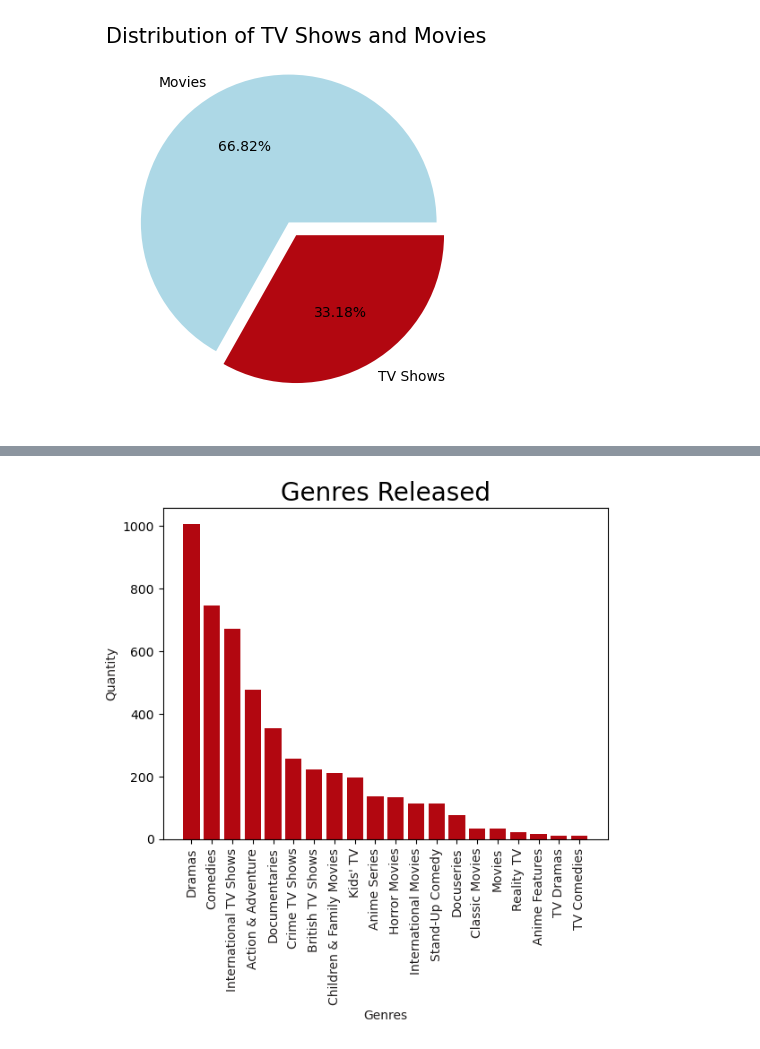
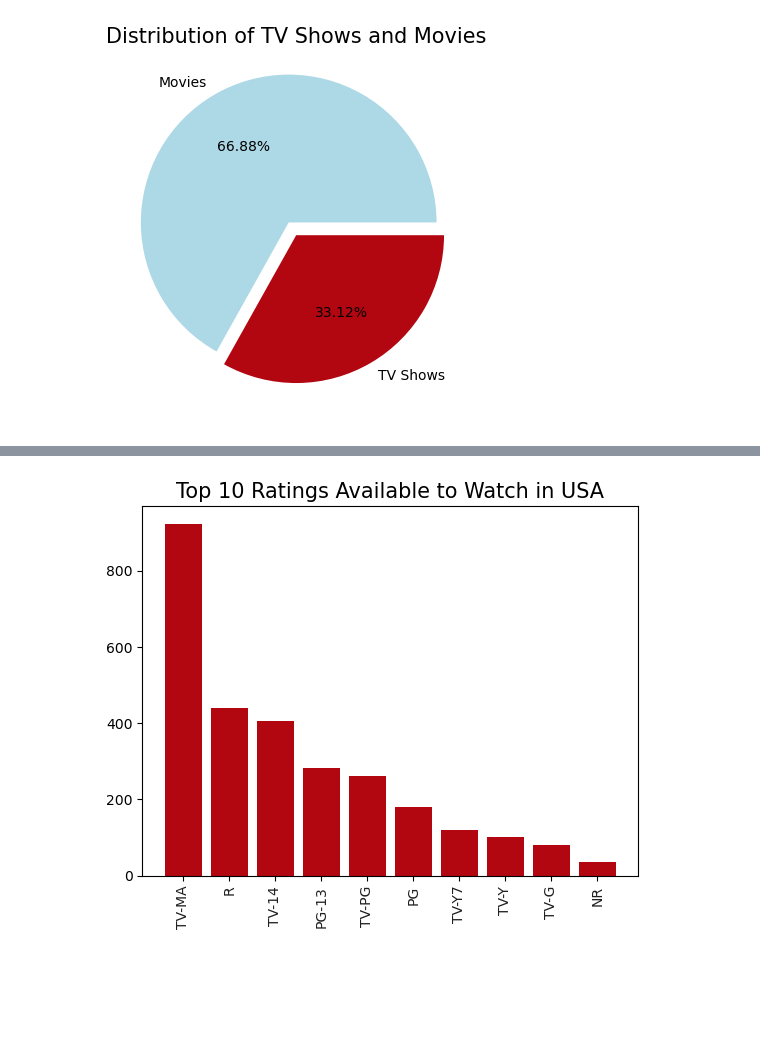
Before and after one commit to gulcan7414/uwa-dataanalytics-project1, a Jupyter notebook: project.ipynb, the cells around one changed output, grey strips where cells are left out. Drawn from its saved outputs; the diff is of its cells as text; code cells hidden in the pictures; blank space fills up the shorter version.

```diff
--- a/project.ipynb
+++ b/project.ipynb
@@ -275,0 +233,3 @@ df_Netflix_merged_country_genre
+# %%
+#We are not considering the year of 2021 because it isn't a full year.
+df_Netflix_merged_country_genre = df_Netflix_merged_country_genre[df_Netflix_merged_country_genre['release_year'] != 2021]
@@ -337,12 +489,11 @@ plt.show()
 # %%
-Vis_genre = Vis_Netflix['Genre'].value_counts().sort_values(ascending=False).head(20).reset_index()
+#Barchart to visualize the ratings available to watch in USA.
+Vis_rating_USA = Vis_Netflix_USA['Rating'].value_counts().reset_index().sort_values(ascending=False, by='Rating').head(10)
 netflix_colors = ['#221f1f', '#b20710']
 
-plt.bar(Vis_genre['index'], Vis_genre['Genre'], color=netflix_colors[1])
-plt.title('Genres Released', fontsize=20)
-plt.xlabel('Genres', color = netflix_colors[0])
-plt.ylabel('Quantity', color = netflix_colors[0])
+plt.bar(Vis_rating_USA ['index'], Vis_rating_USA ['Rating'], color=netflix_colors[1])
+plt.title('Top 10 Ratings Available to Watch in USA', fontsize=15)
 plt.xticks(rotation=90, color = netflix_colors[0])
 plt.show()
 # %% [output]
-[figure, old version]
+[figure, new version]
```
Also changed, not shown: parts of 73 cells of this notebook.
